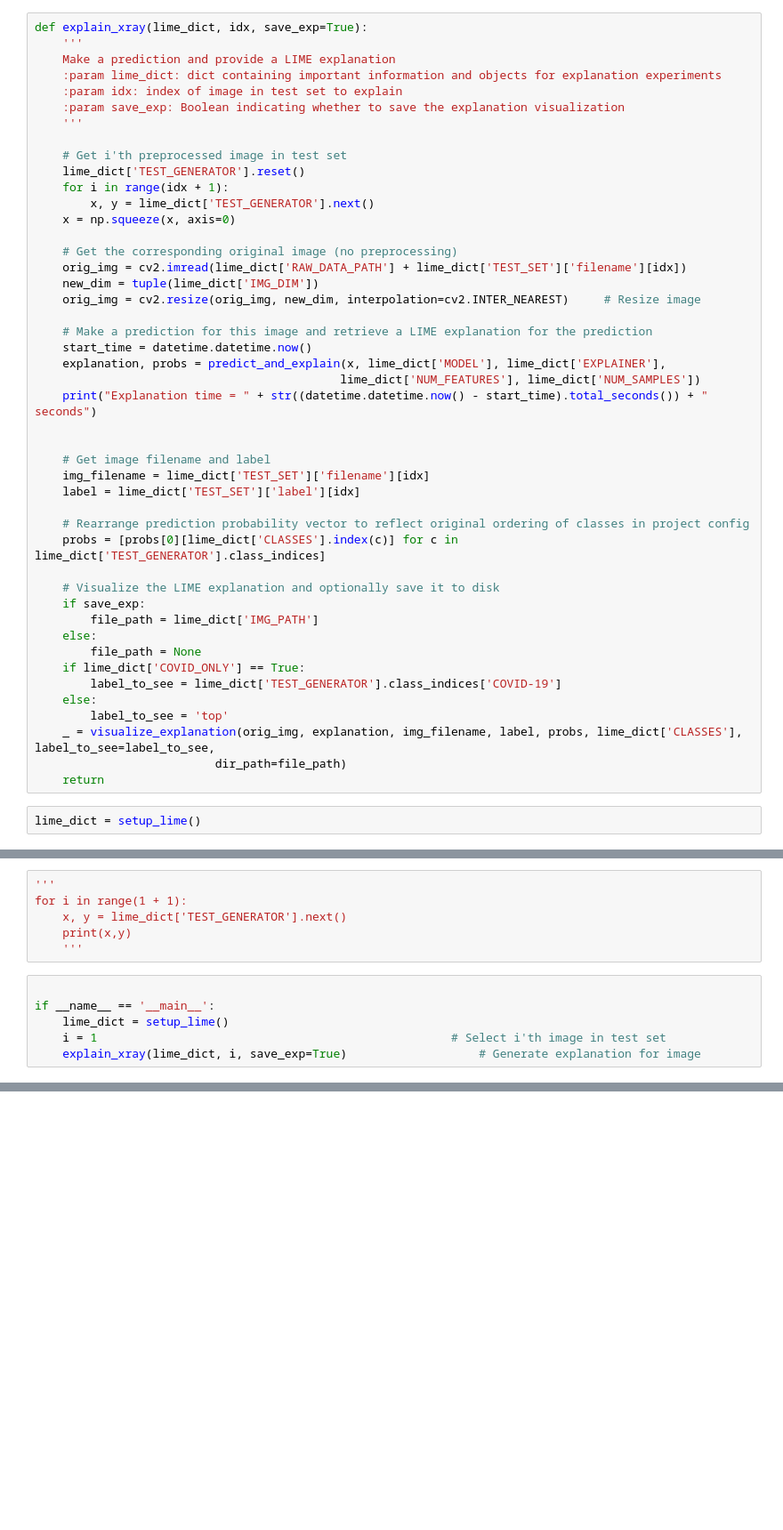
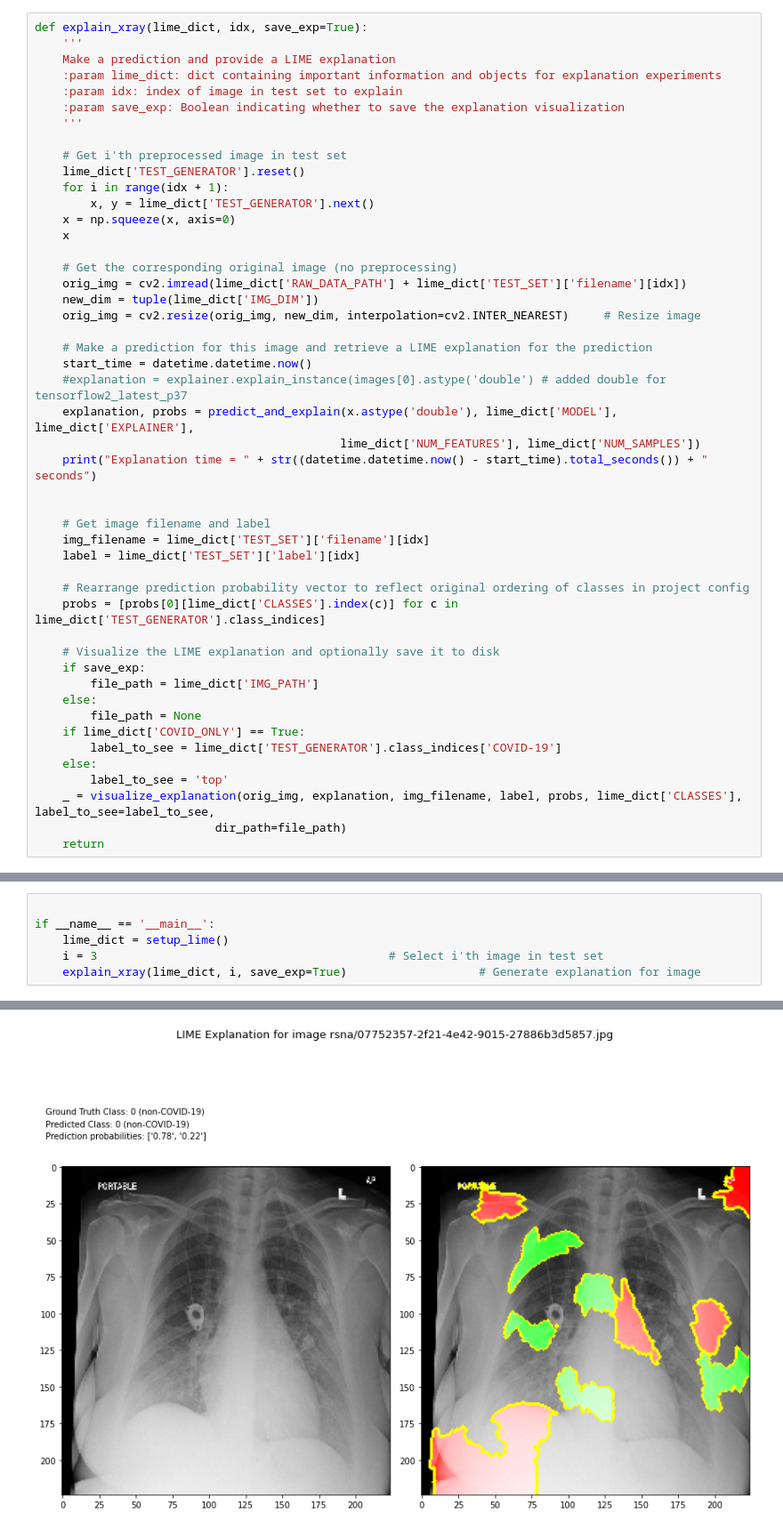
Before and after one commit to ayhkusa/covid-cxr, a Jupyter notebook: src/interpretability/lime_explain.ipynb, the cells around one changed output, grey strips where cells are left out. Shown: that part at 89% size. Drawn from its saved outputs; the diff is of its cells as text; blank space fills up the shorter version.

Commit message:
fixed lime_explain double

```diff
--- a/src/interpretability/lime_explain.ipynb
+++ b/src/interpretability/lime_explain.ipynb
@@ -77,6 +77,7 @@ def explain_xray(lime_dict, idx, save_exp=True):
     for i in range(idx + 1):
         x, y = lime_dict['TEST_GENERATOR'].next()
     x = np.squeeze(x, axis=0)
+    x
 
     # Get the corresponding original image (no preprocessing)
     orig_img = cv2.imread(lime_dict['RAW_DATA_PATH'] + lime_dict['TEST_SET']['filename'][idx])
@@ -85,7 +86,8 @@ def explain_xray(lime_dict, idx, save_exp=True):
 
     # Make a prediction for this image and retrieve a LIME explanation for the prediction
     start_time = datetime.datetime.now()
-    explanation, probs = predict_and_explain(x, lime_dict['MODEL'], lime_dict['EXPLAINER'],
+    #explanation = explainer.explain_instance(images[0].astype('double') # added double for tensorflow2_latest_p37
+    explanation, probs = predict_and_explain(x.astype('double'), lime_dict['MODEL'], lime_dict['EXPLAINER'],
                                             lime_dict['NUM_FEATURES'], lime_dict['NUM_SAMPLES'])
     print("Explanation time = " + str((datetime.datetime.now() - start_time).total_seconds()) + " seconds")
 
@@ -109,5 +111,3 @@ def explain_xray(lime_dict, idx, save_exp=True):
     _ = visualize_explanation(orig_img, explanation, img_filename, label, probs, lime_dict['CLASSES'], label_to_see=label_to_see,
                           dir_path=file_path)
     return
-# %%
-lime_dict = setup_lime()
@@ -116,12 +114,7 @@ lime_dict['TEST_GENERATOR'].reset()
-# %%
-'''
-for i in range(1 + 1):
-    x, y = lime_dict['TEST_GENERATOR'].next()
-    print(x,y)
-    '''
 # %%
 
 if __name__ == '__main__':
     lime_dict = setup_lime()
-    i = 1                                                   # Select i'th image in test set
+    i = 3                                          # Select i'th image in test set
     explain_xray(lime_dict, i, save_exp=True)                   # Generate explanation for image
+# %% [output]
@@ -127,0 +130 @@ if __name__ == '__main__':
+[figure, added]
```
Also changed, not shown: parts of 4 cells of this notebook, 4 other files.
